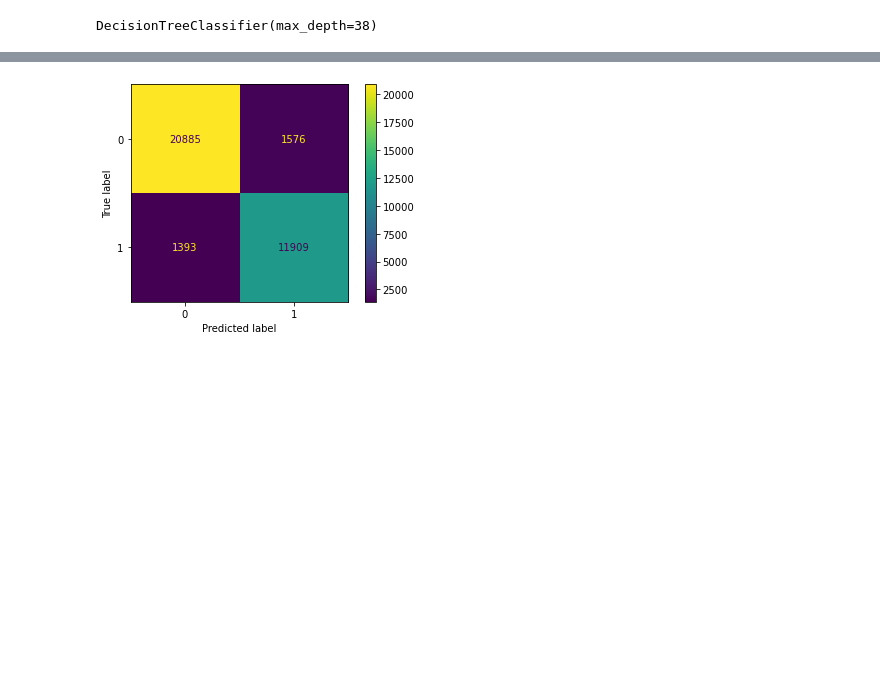
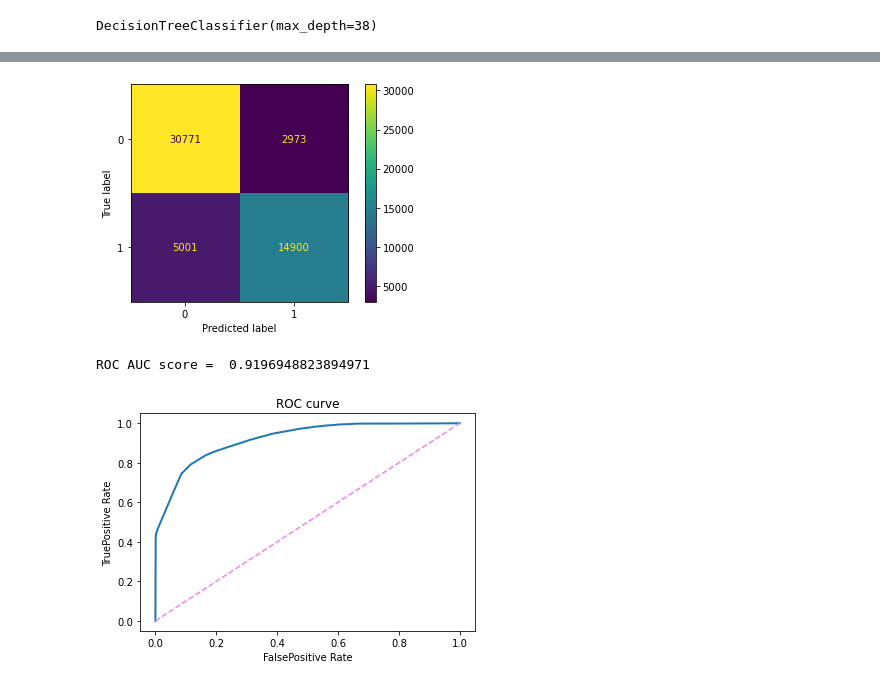
Before and after one commit to burakarslan/IDSA_Project03, a Jupyter notebook: A1- K-Fold Tests.ipynb, the cells around one changed output, grey strips where cells are left out. Drawn from its saved outputs; the diff is of its cells as text; code cells hidden in the pictures; blank space fills up the shorter version.

```diff
--- a/A1- K-Fold Tests.ipynb
+++ b/A1- K-Fold Tests.ipynb
@@ -341,4 +333,9 @@ plt.show()
 # %%
+decisiontree = DecisionTreeClassifier(max_depth=20)
+decisiontree.fit(X, y)
+from sklearn.metrics import plot_confusion_matrix
+plot_confusion_matrix(decisiontree, X, y)
+plt.show()
 from sklearn.metrics import roc_auc_score, roc_curve
 fpr, tpr, thresholds = roc_curve(y_test, decisiontree.predict_proba(X_test)[:,1])
 
@@ -348,6 +345,6 @@ plt.xlim([-0.05,1.05])
 plt.ylim([-0.05,1.05])
 plt.xlabel('False positive rate')
 plt.ylabel('True positive rate')
-plt.title('ROC curve for decision tree (max deep 38)');
+plt.title('ROC curve for decision tree (max deep 15)');
 print("ROC AUC score = ", roc_auc_score(y, decisiontree.predict_proba(X)[:,1]))
 # %% [output]
@@ -356,9 +354,23 @@ ROC AUC score =  0.9999687999484519
 # %%
-X_train, X_test, y_train, y_test = train_test_split(X, y, test_size = 0.30, random_state = 42)
-decisiontree2 = DecisionTreeClassifier(max_depth=38)
+X_train, X_test, y_train, y_test = train_test_split(X, y, test_size = 0.45, random_state = 42)
+decisiontree2 = DecisionTreeClassifier(max_depth=9)
 decisiontree2.fit(X_train, y_train)
 from sklearn.metrics import plot_confusion_matrix
 plot_confusion_matrix(decisiontree2, X_test, y_test)
 plt.show()
+from sklearn.metrics import roc_auc_score, roc_curve
+fpr, tpr, thresholds = roc_curve(y_test, decisiontree2.predict_proba(X_test)[:,1])
+plt.plot(fpr, tpr,lw=2)
+plt.plot([0,1],[0,1],c='violet',ls='--')
+plt.xlim([-0.05,1.05])
+plt.ylim([-0.05,1.05])
+
+
+plt.xlabel('FalsePositive Rate')
+plt.ylabel('TruePositive Rate')
+plt.title('ROC curve');
+print("ROC AUC score = ", roc_auc_score(y_test, decisiontree2.predict_proba(X_test)[:,1]))
 # %% [output]
-[figure, old version]
+[figure, new version]
+ROC AUC score =  0.9196948823894971
+[figure, added]
```
Also changed, not shown: parts of 5 cells of this notebook, 2 other files.
